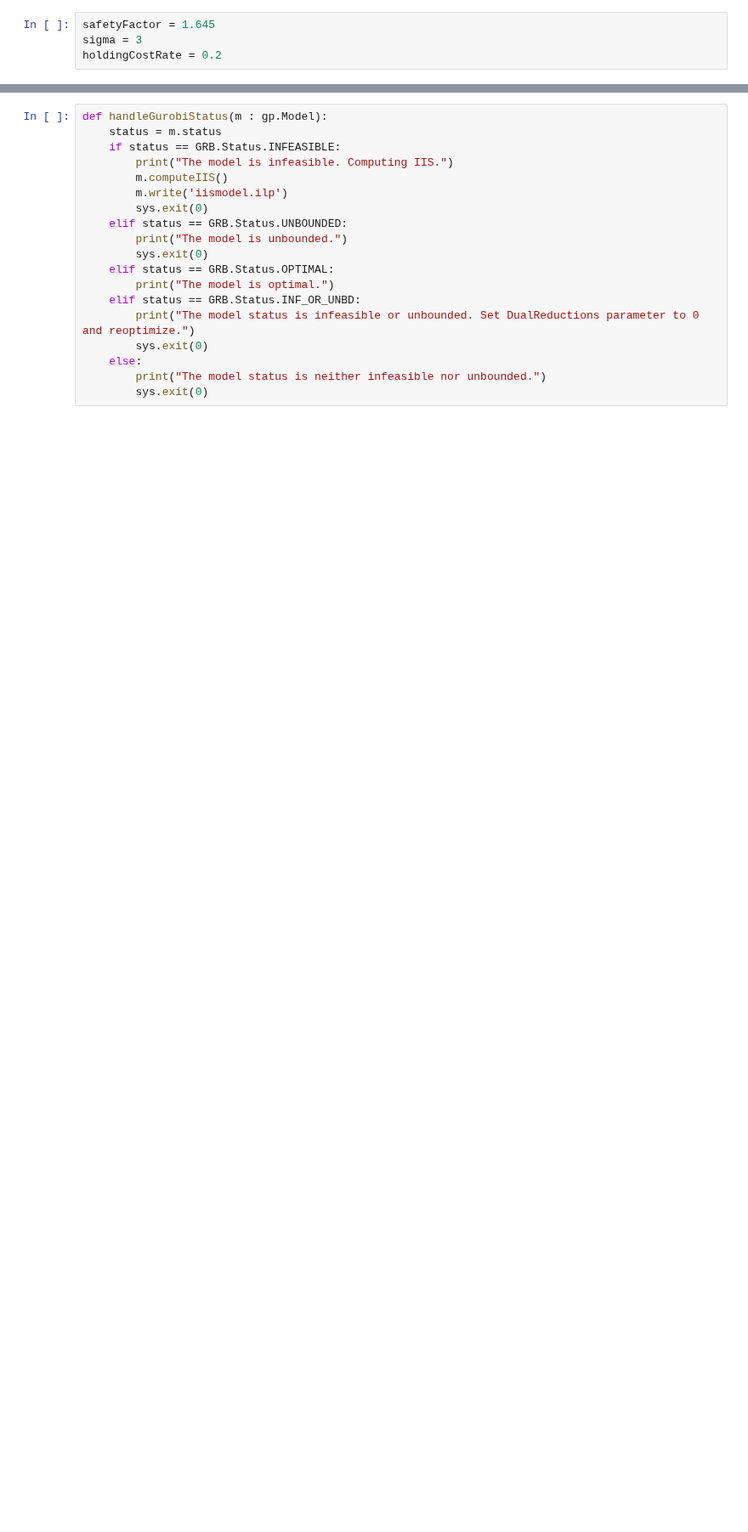
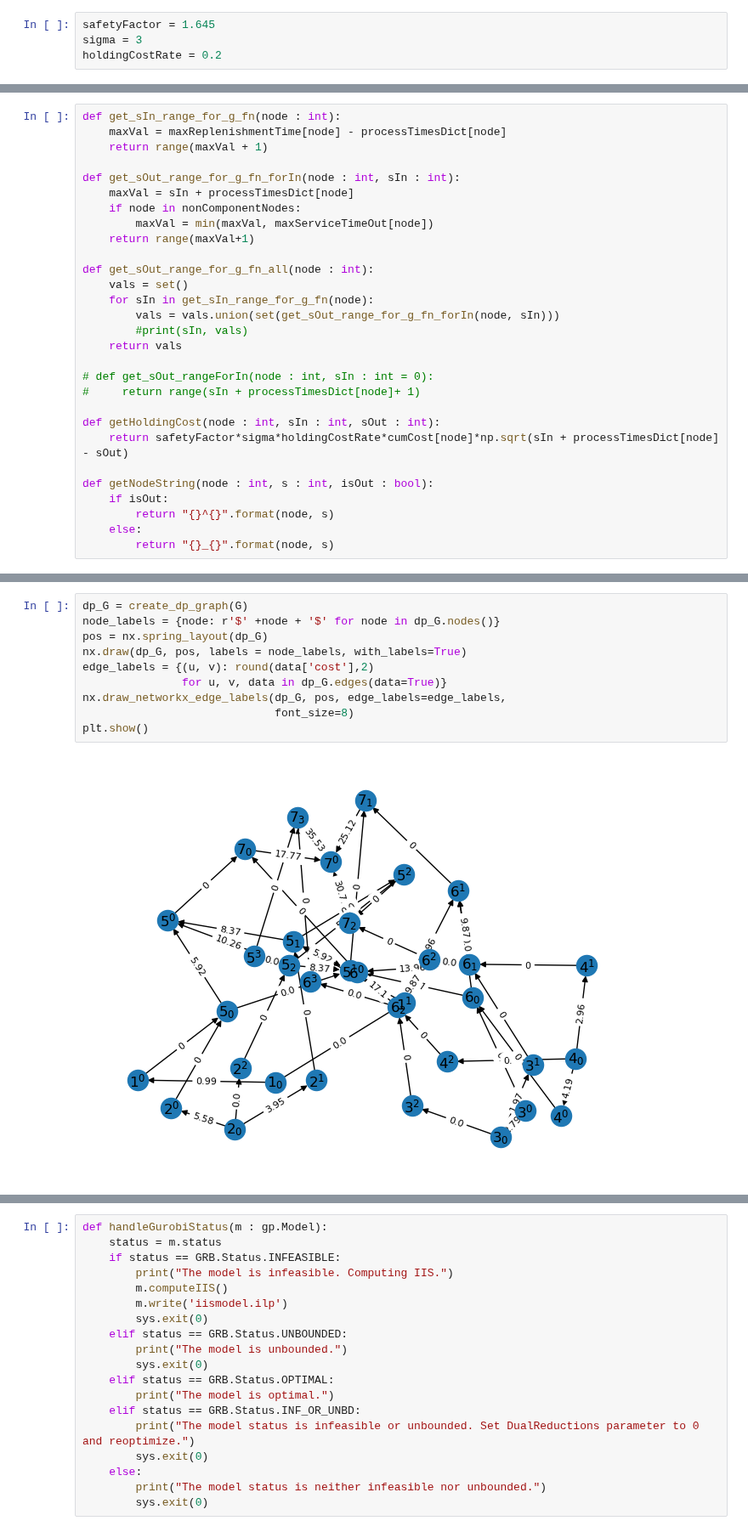
Before and after one commit to hmedal/sae-dsc-hmedal, a Jupyter notebook: examples/multi-commodity.ipynb, the cells around one changed output, grey strips where cells are left out. Shown at 85% size. Drawn from its saved outputs; the diff is of its cells as text; blank space fills up the shorter version.

```diff
--- a/examples/multi-commodity.ipynb
+++ b/examples/multi-commodity.ipynb
@@ -125,0 +138,29 @@ This is a problem instance in which nodes 1 and 2 take different shortest paths
+# %%
+def get_sIn_range_for_g_fn(node : int):
+    maxVal = maxReplenishmentTime[node] - processTimesDict[node]
+    return range(maxVal + 1)
+
+def get_sOut_range_for_g_fn_forIn(node : int, sIn : int):
+    maxVal = sIn + processTimesDict[node]
+    if node in nonComponentNodes:
+        maxVal = min(maxVal, maxServiceTimeOut[node])
+    return range(maxVal+1)
+
+def get_sOut_range_for_g_fn_all(node : int):
+    vals = set()
+    for sIn in get_sIn_range_for_g_fn(node):
+        vals = vals.union(set(get_sOut_range_for_g_fn_forIn(node, sIn)))
+        #print(sIn, vals)
+    return vals
+
+# def get_sOut_rangeForIn(node : int, sIn : int = 0):
+#     return range(sIn + processTimesDict[node]+ 1)
+
+def getHoldingCost(node : int, sIn : int, sOut : int):
+    return safetyFactor*sigma*holdingCostRate*cumCost[node]*np.sqrt(sIn + processTimesDict[node] - sOut)
+
+def getNodeString(node : int, s : int, isOut : bool):
+    if isOut:
+        return "{}^{}".format(node, s)
+    else:
+        return "{}_{}".format(node, s)
@@ -126 +271,13 @@ This is a problem instance in which nodes 1 and 2 take different shortest paths
+# %%
+dp_G = create_dp_graph(G)
+node_labels = {node: r'$' +node + '$' for node in dp_G.nodes()}
+pos = nx.spring_layout(dp_G)
+nx.draw(dp_G, pos, labels = node_labels, with_labels=True)
+edge_labels = {(u, v): round(data['cost'],2)
+               for u, v, data in dp_G.edges(data=True)}
+nx.draw_networkx_edge_labels(dp_G, pos, edge_labels=edge_labels,
+                             font_size=8)
+plt.show()
+# %% [output]
+[figure, added]
 # %%
```
Also changed, not shown: parts of 29 cells of this notebook, 4 other files.
